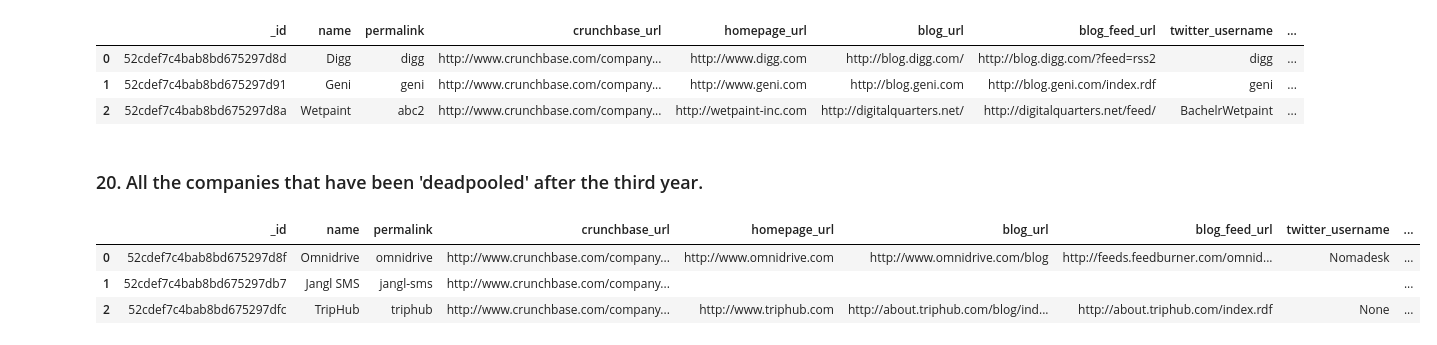
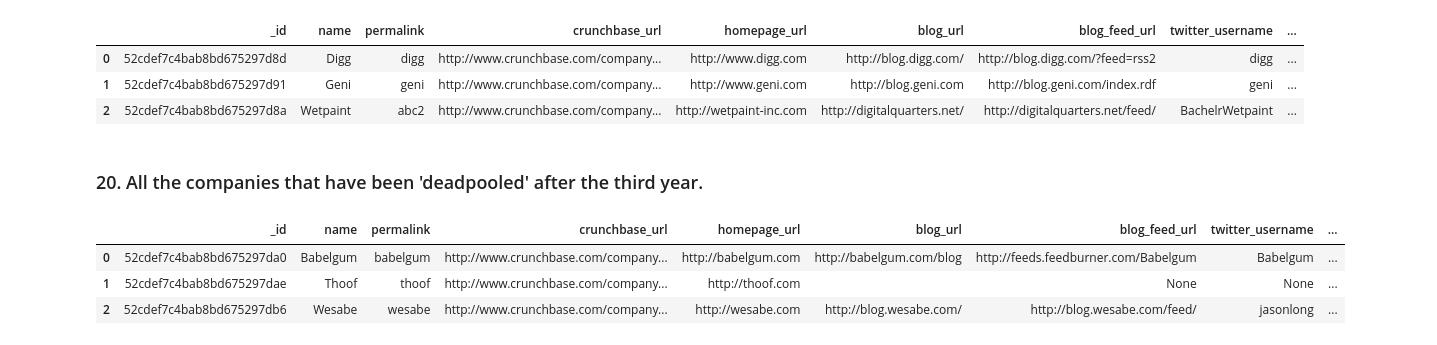
Before and after one commit to Ironhack-Part-Time-Enero2022/lab-mongo-queries, a Jupyter notebook: your_code/main.ipynb, the cells around one changed output. Cells and saved outputs as stored; diff of their text form; code cells hidden in the pictures.

```diff
--- a/your_code/main.ipynb
+++ b/your_code/main.ipynb
@@ -288,13 +288,12 @@ found_aq_2
 # %% [markdown]
 ### 20. All the companies that have been 'deadpooled' after the third year.
 # %%
-
 deadpooled = pd.DataFrame(companies.find({'$expr':
-                                         {'$eq': [{'$subtract': ['$deadpooled_year', '$founded_year']}, 3]}
+                                         {'$gt': [{'$subtract': ['$deadpooled_year', '$founded_year']}, 3]}
                                          }).limit(3))
 deadpooled
 # %% [output]
 |  | _id | name | permalink | crunchbase_url | homepage_url | blog_url | blog_feed_url | twitter_username | ... |
-| 0 | 52cdef7c4bab8bd675297d8f | Omnidrive | omnidrive | http://www.crunchbase.com/company... | http://www.omnidrive.com | http://www.omnidrive.com/blog | http://feeds.feedburner.com/omnid... | Nomadesk | ... |
-| 1 | 52cdef7c4bab8bd675297db7 | Jangl SMS | jangl-sms | http://www.crunchbase.com/company... |  |  |  |  | ... |
-| 2 | 52cdef7c4bab8bd675297dfc | TripHub | triphub | http://www.crunchbase.com/company... | http://www.triphub.com | http://about.triphub.com/blog/ind... | http://about.triphub.com/index.rdf | None | ... |
+| 0 | 52cdef7c4bab8bd675297da0 | Babelgum | babelgum | http://www.crunchbase.com/company... | http://babelgum.com | http://babelgum.com/blog | http://feeds.feedburner.com/Babelgum | Babelgum | ... |
+| 1 | 52cdef7c4bab8bd675297dae | Thoof | thoof | http://www.crunchbase.com/company... | http://thoof.com |  | None | None | ... |
+| 2 | 52cdef7c4bab8bd675297db6 | Wesabe | wesabe | http://www.crunchbase.com/company... | http://wesabe.com | http://blog.wesabe.com/ | http://blog.wesabe.com/feed/ | jasonlong | ... |
```
